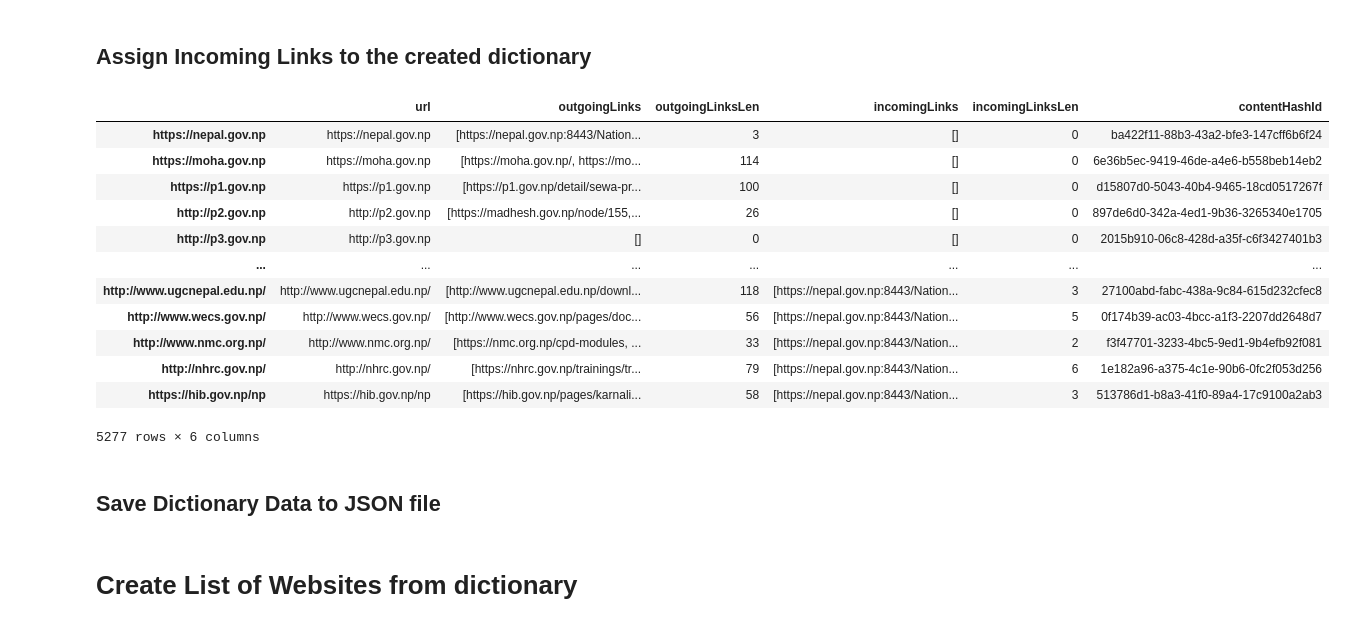
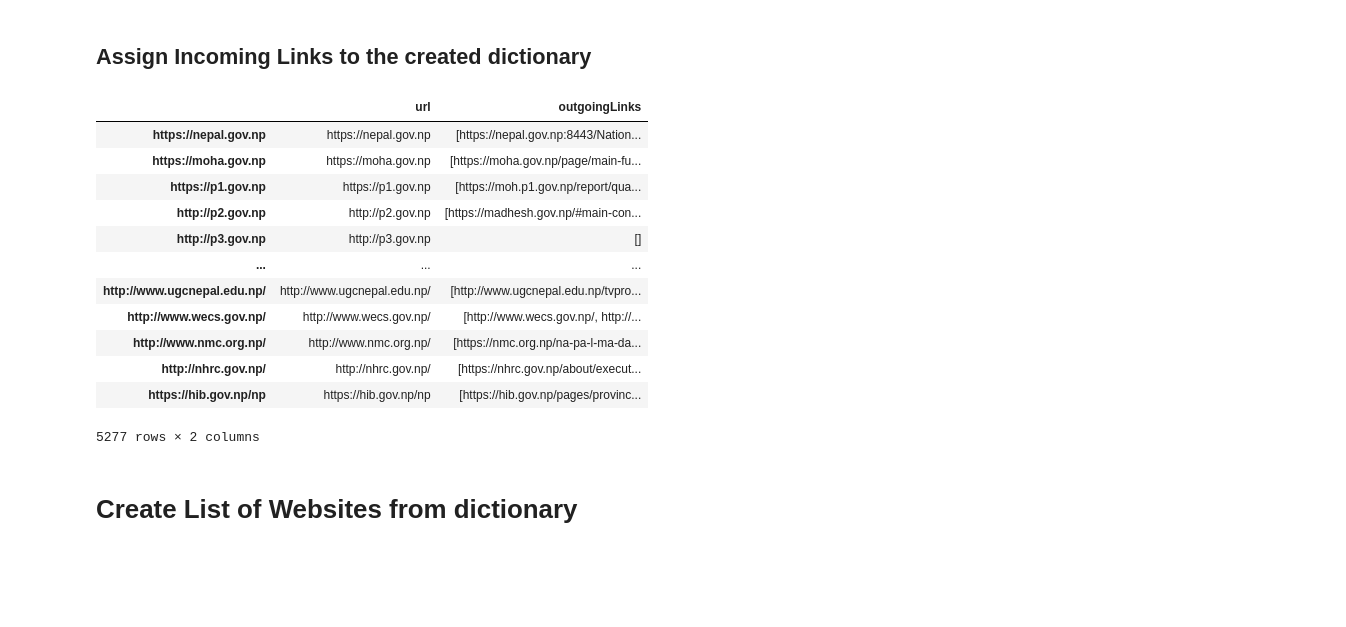
Before and after one commit to suparthghimire/search_engine, a Jupyter notebook: indexer/indexer.ipynb, the cells around one changed output. Drawn from its saved outputs; the diff is of its cells as text; code cells hidden in the pictures; blank space fills up the shorter version.

```diff
--- a/indexer/indexer.ipynb
+++ b/indexer/indexer.ipynb
@@ -44,30 +68,28 @@ for index, row in df.iterrows():
 # %%
 for website in websites_dict:
     links = websites_dict[website]["outgoingLinks"]
     for link in links:
         linkInDict = websites_dict.get(link)
         if linkInDict is not None:
             if not website in websites_dict[link]["incomingLinks"]:
                 websites_dict[link]["incomingLinks"].append(website)
                 websites_dict[link]["incomingLinksLen"] = websites_dict[link]["incomingLinksLen"] + 1
 
 
 
 website_pd = pd.DataFrame.from_dict(websites_dict)
-website_pd.head(30).T
+website_pd.head(2).T
 # %% [output]
-|  | url | outgoingLinks | outgoingLinksLen | incomingLinks | incomingLinksLen | contentHashId |
-| https://nepal.gov.np | https://nepal.gov.np | [https://nepal.gov.np:8443/Nation... | 3 | [] | 0 | ba422f11-88b3-43a2-bfe3-147cff6b6f24 |
-| https://moha.gov.np | https://moha.gov.np | [https://moha.gov.np/, https://mo... | 114 | [] | 0 | 6e36b5ec-9419-46de-a4e6-b558beb14eb2 |
-| https://p1.gov.np | https://p1.gov.np | [https://p1.gov.np/detail/sewa-pr... | 100 | [] | 0 | d15807d0-5043-40b4-9465-18cd0517267f |
-| http://p2.gov.np | http://p2.gov.np | [https://madhesh.gov.np/node/155,... | 26 | [] | 0 | 897de6d0-342a-4ed1-9b36-3265340e1705 |
-| http://p3.gov.np | http://p3.gov.np | [] | 0 | [] | 0 | 2015b910-06c8-428d-a35f-c6f3427401b3 |
-| ... | ... | ... | ... | ... | ... | ... |
-| http://www.ugcnepal.edu.np/ | http://www.ugcnepal.edu.np/ | [http://www.ugcnepal.edu.np/downl... | 118 | [https://nepal.gov.np:8443/Nation... | 3 | 27100abd-fabc-438a-9c84-615d232cfec8 |
-| http://www.wecs.gov.np/ | http://www.wecs.gov.np/ | [http://www.wecs.gov.np/pages/doc... | 56 | [https://nepal.gov.np:8443/Nation... | 5 | 0f174b39-ac03-4bcc-a1f3-2207dd2648d7 |
-| http://www.nmc.org.np/ | http://www.nmc.org.np/ | [https://nmc.org.np/cpd-modules, ... | 33 | [https://nepal.gov.np:8443/Nation... | 2 | f3f47701-3233-4bc5-9ed1-9b4efb92f081 |
-| http://nhrc.gov.np/ | http://nhrc.gov.np/ | [https://nhrc.gov.np/trainings/tr... | 79 | [https://nepal.gov.np:8443/Nation... | 6 | 1e182a96-a375-4c1e-90b6-0fc2f053d256 |
-| https://hib.gov.np/np | https://hib.gov.np/np | [https://hib.gov.np/pages/karnali... | 58 | [https://nepal.gov.np:8443/Nation... | 3 | 513786d1-b8a3-41f0-89a4-17c9100a2ab3 |
+|  | url | outgoingLinks |
+| https://nepal.gov.np | https://nepal.gov.np | [https://nepal.gov.np:8443/Nation... |
+| https://moha.gov.np | https://moha.gov.np | [https://moha.gov.np/page/main-fu... |
+| https://p1.gov.np | https://p1.gov.np | [https://moh.p1.gov.np/report/qua... |
+| http://p2.gov.np | http://p2.gov.np | [https://madhesh.gov.np/#main-con... |
+| http://p3.gov.np | http://p3.gov.np | [] |
+| ... | ... | ... |
+| http://www.ugcnepal.edu.np/ | http://www.ugcnepal.edu.np/ | [http://www.ugcnepal.edu.np/tvpro... |
+| http://www.wecs.gov.np/ | http://www.wecs.gov.np/ | [http://www.wecs.gov.np/, http://... |
+| http://www.nmc.org.np/ | http://www.nmc.org.np/ | [https://nmc.org.np/na-pa-l-ma-da... |
+| http://nhrc.gov.np/ | http://nhrc.gov.np/ | [https://nhrc.gov.np/about/execut... |
+| https://hib.gov.np/np | https://hib.gov.np/np | [https://hib.gov.np/pages/provinc... |
-5277 rows × 6 columns
+5277 rows × 2 columns
-# %% [markdown]
-## Save Dictionary Data to JSON file
```
Also changed, not shown: parts of 45 cells of this notebook.
